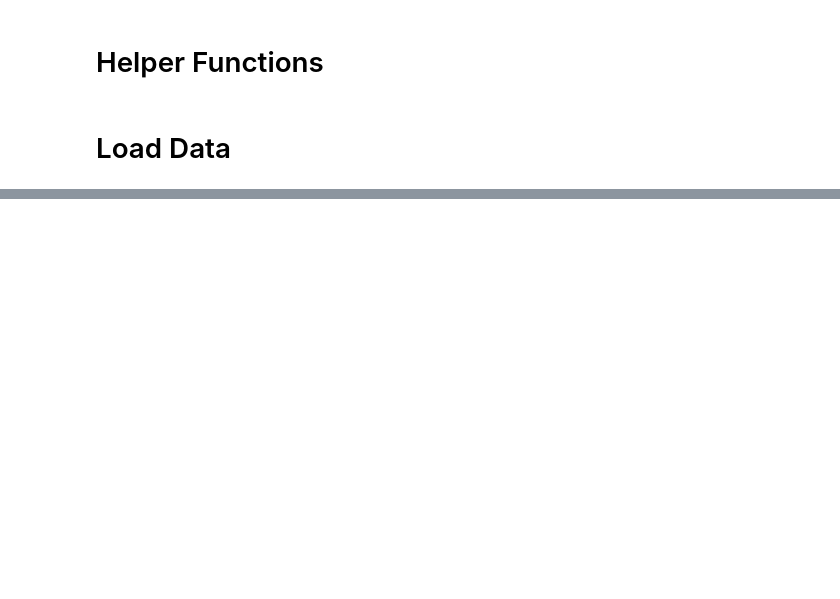
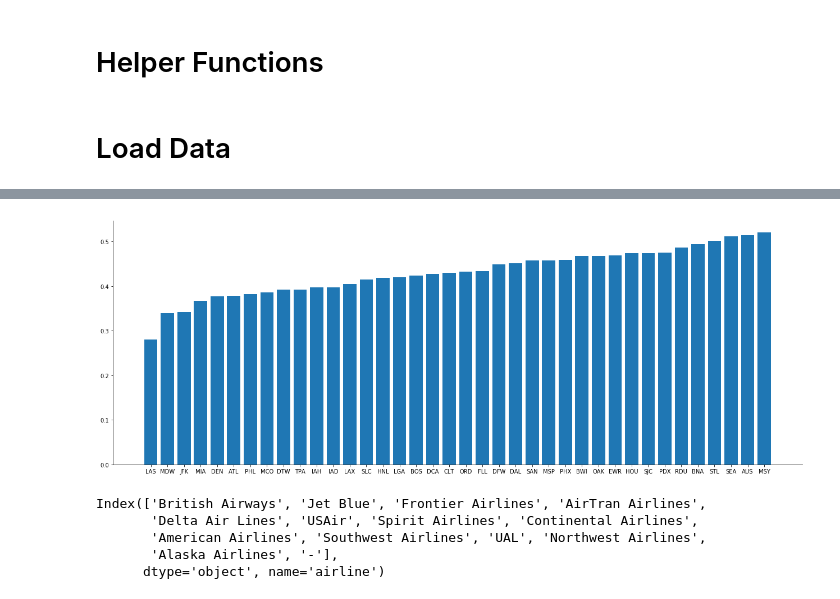
Before and after one commit to spencertollefson/tsa_claims, a Jupyter notebook: plots.ipynb, the cells around one changed output, grey strips where cells are left out. Cells and saved outputs as stored; diff of their text form; code cells hidden in the pictures; blank space fills up the shorter version.

```diff
--- a/plots.ipynb
+++ b/plots.ipynb
@@ -703,0 +312,16 @@ fig = sns_heat.get_figure()
+# %%
+ser = df.groupby(['airport_code']).bin_dispos_onehot.mean().sort_values()
+fig, ax = plt.subplots(figsize=(22, 8))
+ax.bar(x=ser.index, height=ser.values)
+sns.despine(ax=plt.gca())
+fig.savefig(f'{saveplots}/airport_probability.png', Transparent=False)
+# %% [output]
+[figure, added]
+# %%
+ser2.index
+# %% [output]
+Index(['British Airways', 'Jet Blue', 'Frontier Airlines', 'AirTran Airlines',
+       'Delta Air Lines', 'USAir', 'Spirit Airlines', 'Continental Airlines',
+       'American Airlines', 'Southwest Airlines', 'UAL', 'Northwest Airlines',
+       'Alaska Airlines', '-'],
+      dtype='object', name='airline')
```
Also changed, not shown: parts of 43 cells of this notebook, 12 other files.
